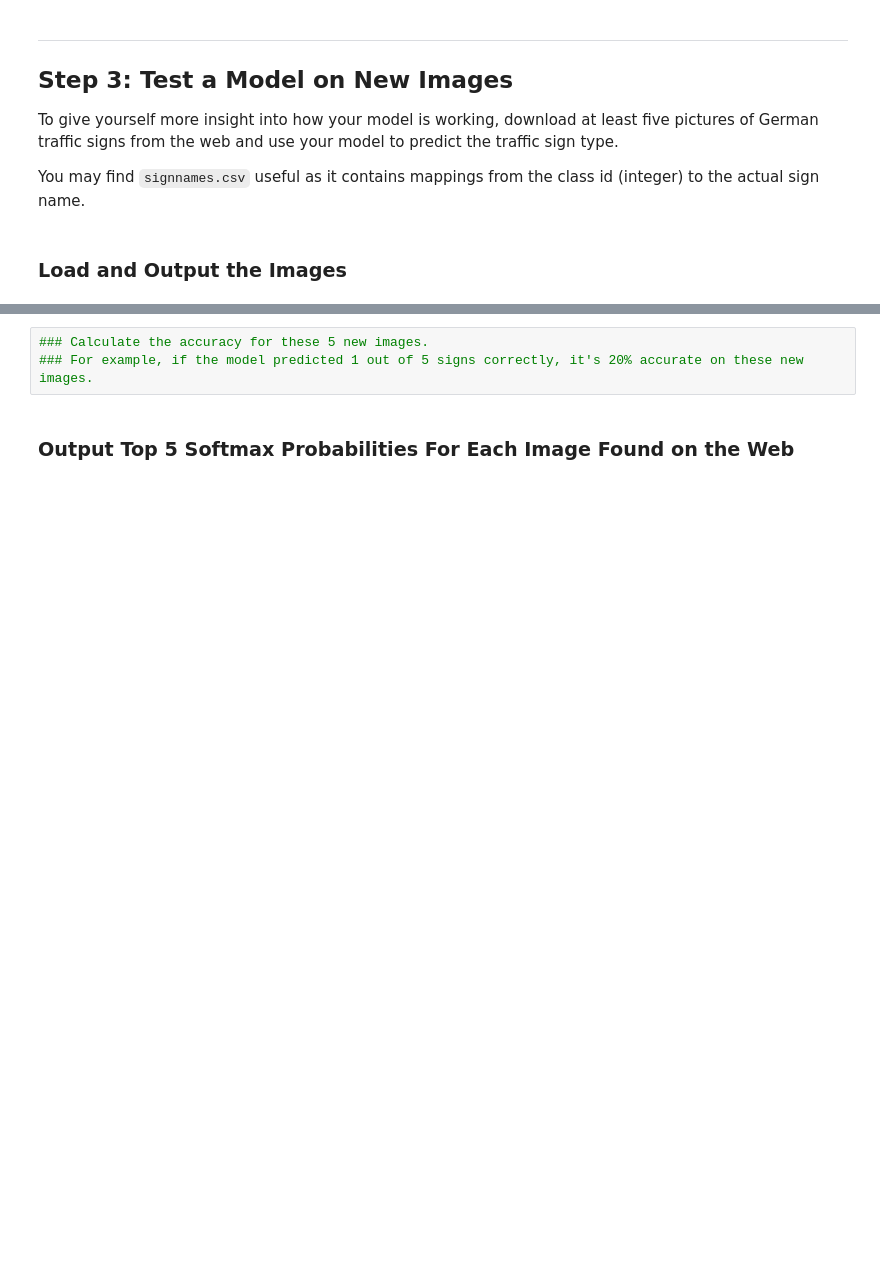
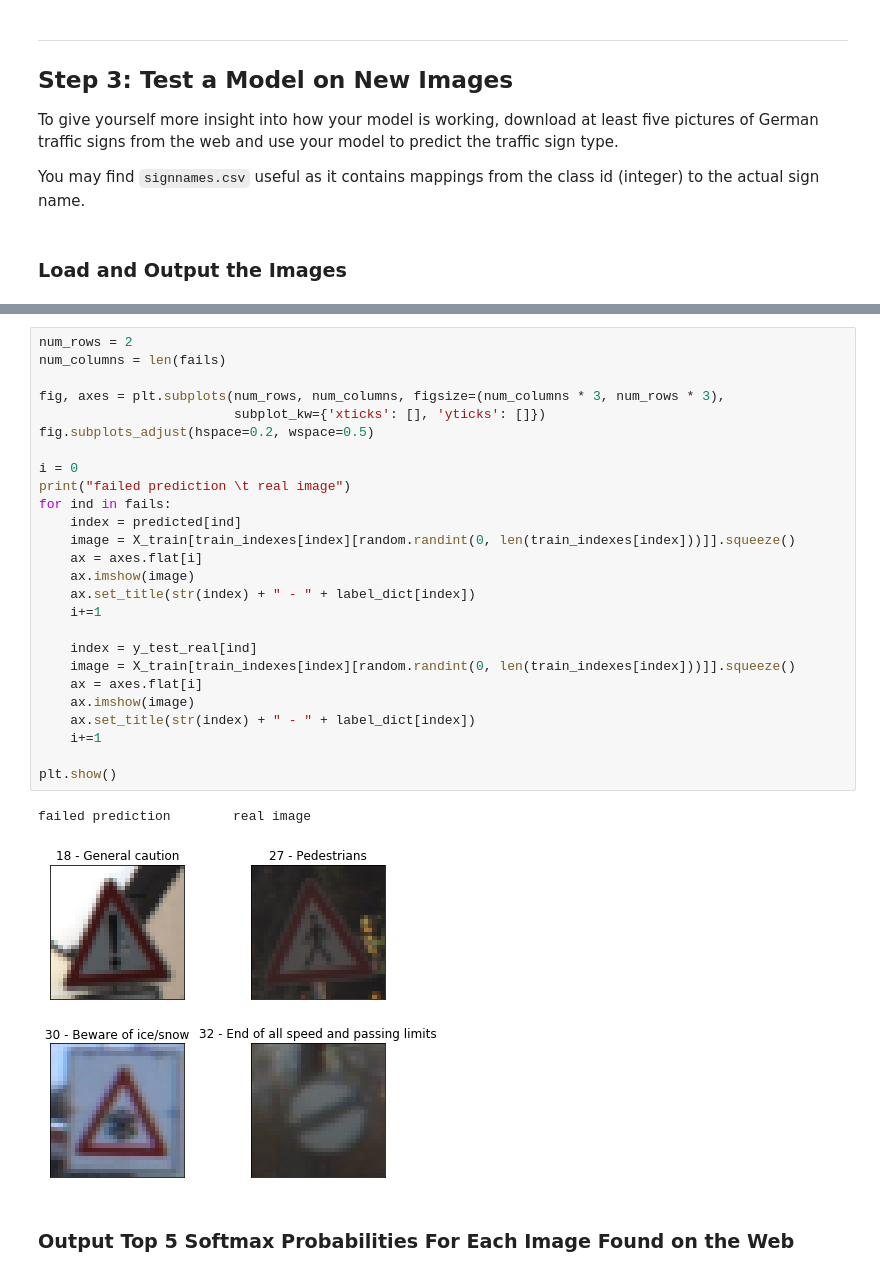
Before and after one commit to hecspc/CarND-Traffic-Sign-Classifier-Project, a Jupyter notebook: Traffic_Sign_Classifier.ipynb, the cells around one changed output, grey strips where cells are left out. Cells and saved outputs as stored; diff of their text form; blank space fills up the shorter version.

```diff
--- a/Traffic_Sign_Classifier.ipynb
+++ b/Traffic_Sign_Classifier.ipynb
@@ -429,6 +443,32 @@ Test Accuracy = 0.800
-# %%
-### Calculate the accuracy for these 5 new images.
-### For example, if the model predicted 1 out of 5 signs correctly, it's 20% accurate on these new images.
+# %%
+num_rows = 2
+num_columns = len(fails)
+
+fig, axes = plt.subplots(num_rows, num_columns, figsize=(num_columns * 3, num_rows * 3),
+                         subplot_kw={'xticks': [], 'yticks': []})
+fig.subplots_adjust(hspace=0.2, wspace=0.5)
+
+i = 0
+print("failed prediction \t real image")
+for ind in fails:
+    index = predicted[ind]
+    image = X_train[train_indexes[index][random.randint(0, len(train_indexes[index]))]].squeeze()
+    ax = axes.flat[i]
+    ax.imshow(image)
+    ax.set_title(str(index) + " - " + label_dict[index])
+    i+=1
+
+    index = y_test_real[ind]
+    image = X_train[train_indexes[index][random.randint(0, len(train_indexes[index]))]].squeeze()
+    ax = axes.flat[i]
+    ax.imshow(image)
+    ax.set_title(str(index) + " - " + label_dict[index])
+    i+=1
+
+plt.show()
+# %% [output]
+failed prediction        real image
+[figure, added]
 # %% [markdown]
 ### Output Top 5 Softmax Probabilities For Each Image Found on the Web
 # %% [markdown]
```
Also changed, not shown: parts of 5 cells of this notebook, 3 other files.
